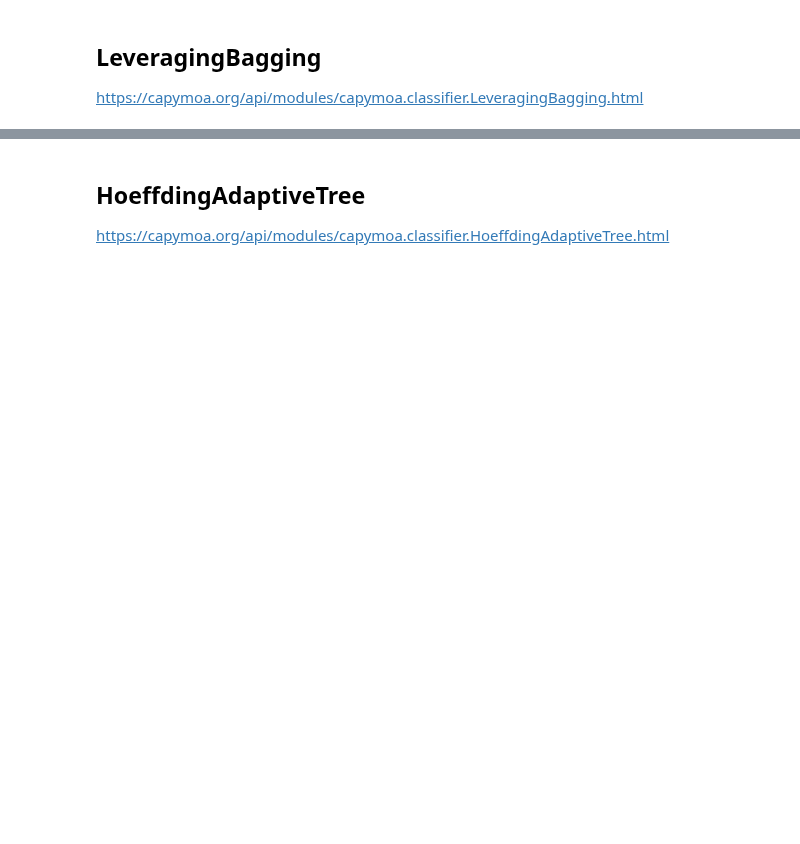
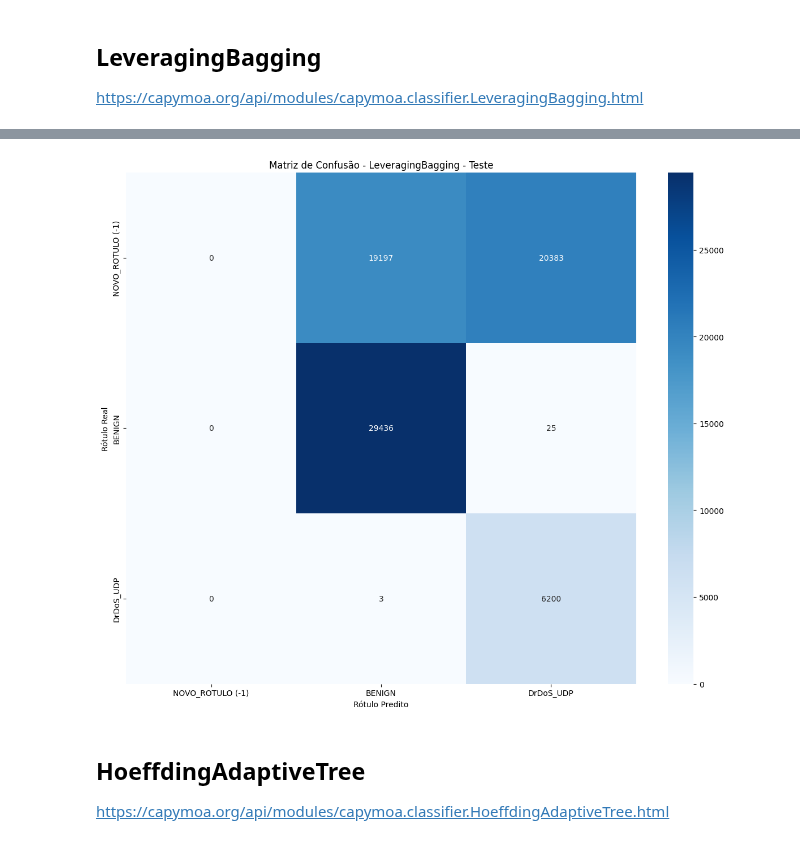
Before and after one commit to iRocktys/anomaly-detection-data-stream, a Jupyter notebook: main.ipynb, the cells around one changed output, grey strips where cells are left out. Cells and saved outputs as stored; diff of their text form; code cells hidden in the pictures; blank space fills up the shorter version.

Commit message:
Att com modelos funcionais de SM e tratamento dos dados

```diff
--- a/main.ipynb
+++ b/main.ipynb
@@ -271,10 +165,0 @@ def criar_stream(df, target_label_col, timestamp_col, stream_name=""):
-# %%
-# Treino
-print("=== Treino ===")
-df_train = pd.read_csv(FILE_TRAIN)
-print(df_train.value_counts(' Label'))
-
-# Teste
-print("\n=== Teste ===")
-df_test = pd.read_csv(FILE_TEST)
-print(df_test.value_counts(' Label'))
@@ -367,5 +165,0 @@ Test ordenado por Timestamp: True
-# %%
-import pandas as pd
-
-df = pd.read_csv('datasets\CIC-IDS-2017\Wednesday-workingHours.pcap_ISCX.csv')
-df.head()
@@ -493,0 +522,82 @@ Tempo de Teste: 57.44 segundos
+# %%
+try:
+    print(f"Carregando encoder de: {ENCODER_PATH}")
+    le_treino = joblib.load(ENCODER_PATH)
+
+    print(f"Carregando stream de treino de: {PATH_CSV_TREINO}")
+    stream_treino = carregar_stream_do_csv(
+        csv_path=PATH_CSV_TREINO,
+        target_col_name=TARGET_COL,
+        stream_name_prefix="TREINO_PASSADO"
+    )
+
+    print(f"Carregando stream de teste de: {PATH_CSV_TESTE}")
+    stream_teste = carregar_stream_do_csv(
+        csv_path=PATH_CSV_TESTE,
+        target_col_name=TARGET_COL,
+        stream_name_prefix="TESTE_FUTURO"
+    )
+
+    if stream_treino is not None and stream_teste is not None and le_treino is not None:
+        # TREINAMENTO (Apenas no "Passado")
+        print("\nInicializando LeveragingBagging...")
+        classifier = LeveragingBagging(schema=stream_treino.schema)
+
+        print("Iniciando Treinamento (avaliação prequencial nos dados do 'Passado')...")
+        start_train_time = time.time()
+
+        results_train = prequential_evaluation(
+            stream=stream_treino,
+            learner=classifier,
+            batch_size=1
+        )
+
+        end_train_time = time.time()
+        training_duration = end_train_time - start_train_time
+
+        print("\nResultados de Avaliação (Treino 'Passado' com LeveragingBagging):")
+        print(f"Acurácia Cumulativa: {results_train['cumulative'].accuracy():.4f}")
+        print(f"F1-Score Cumulativo: {results_train['cumulative'].f1_score():.4f}")
+        print(f"Tempo de Treinamento: {training_duration:.2f} segundos")
+
+        # TESTE futuro
+        print("\nIniciando Teste (Holdout nos dados do 'Futuro')...")
+        test_evaluator = ClassificationEvaluator(schema=stream_teste.schema)
+        y_true_list = []
+        y_pred_list = []
+
+        start_test_time = time.time()
+
+        stream_teste.restart()
+        while stream_teste.has_more_instances():
+            instance = stream_teste.next_instance()
+            predicted_index = classifier.predict(instance)
+            test_evaluator.update(instance.y_index, predicted_index)
+            y_true_list.append(instance.y_index)
+            y_pred_list.append(predicted_index)
+
+        end_test_time = time.time()
+        test_duration = end_test_time - start_test_time
+
+        print("\nResultados de Avaliação (Teste 'Futuro' com LeveragingBagging) - (via CapyMOA):")
+        print(f"Acurácia Cumulativa: {test_evaluator.accuracy():.4f}")
+        print(f"F1-Score Cumulativo: {test_evaluator.f1_score():.4f}")
+        print(f"Tempo de Teste: {test_duration:.2f} segundos")
+
+        gerar_relatorio_e_heatmap(
+            y_true_list,
+            y_pred_list,
+            le_treino,
+            model_name="LeveragingBagging"
+        )
+
+    else:
+        print("ERRO: Falha ao carregar um ou mais artefatos (encoder ou streams).")
+
+except NameError as e:
+    print(f"ERRO: Funções/Variáveis não definidas. {e}")
+except FileNotFoundError as e:
+    print(f"ERRO: Arquivo não encontrado. Verifique os caminhos em PATH_*. {e}")
+except Exception as e:
+    print(f"ERRO INESPERADO NA CÉLULA: {e}")
+# %% [output]
@@ -494,3 +621,4 @@ Tempo de Teste: 57.44 segundos
+[figure, added]
 # %% [markdown]
 ## HoeffdingAdaptiveTree
 
```
Also changed, not shown: parts of 30 cells of this notebook.
